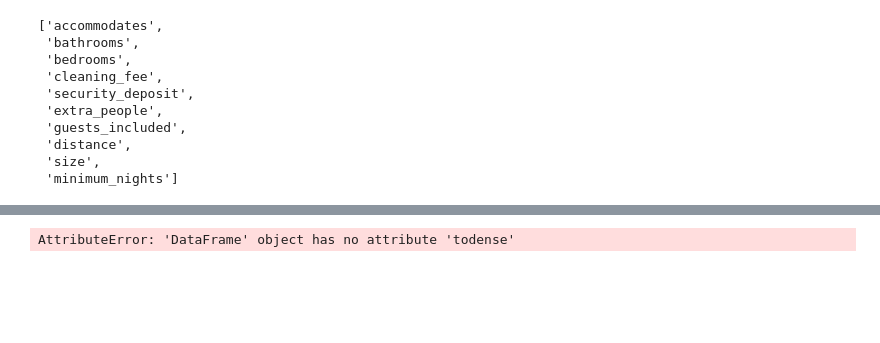
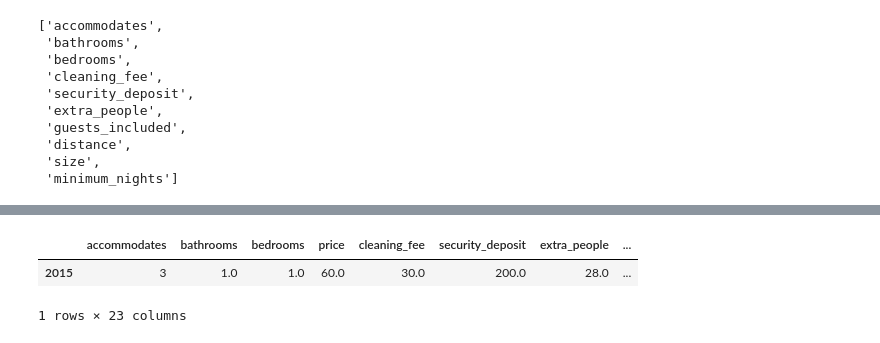
Before and after one commit to tryopti/data-science, a Jupyter notebook: Machine Learning/regression_test2.ipynb, the cells around one changed output, grey strips where cells are left out. Cells and saved outputs as stored; diff of their text form; code cells hidden in the pictures; blank space fills up the shorter version.

Commit message:
fixing version error

```diff
--- a/Machine Learning/regression_test2.ipynb
+++ b/Machine Learning/regression_test2.ipynb
@@ -360,4 +340,8 @@ array([32.7385], dtype=float32)
 # %%
-pd.DataFrame(X_test.iloc[0]).todense()
+# pd.DataFrame(X_test.iloc[0]).todense()
-# %% [output]
-AttributeError: 'DataFrame' object has no attribute 'todense'
+# %%
+df.iloc[0:1]
+# %% [output]
+|  | accommodates | bathrooms | bedrooms | price | cleaning_fee | security_deposit | extra_people | ... |
+| 2015 | 3 | 1.0 | 1.0 | 60.0 | 30.0 | 200.0 | 28.0 | ... |
+1 rows × 23 columns
```
Also changed, not shown: parts of 18 cells of this notebook, 2 other files.
